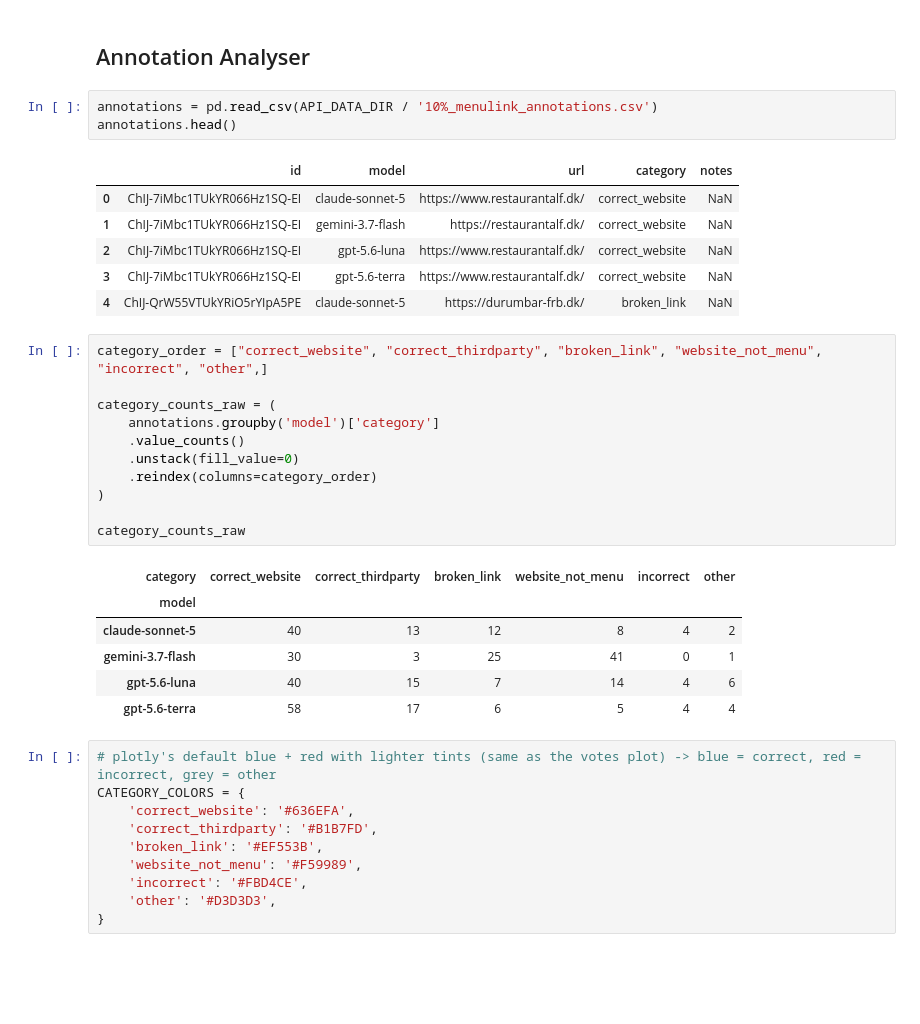
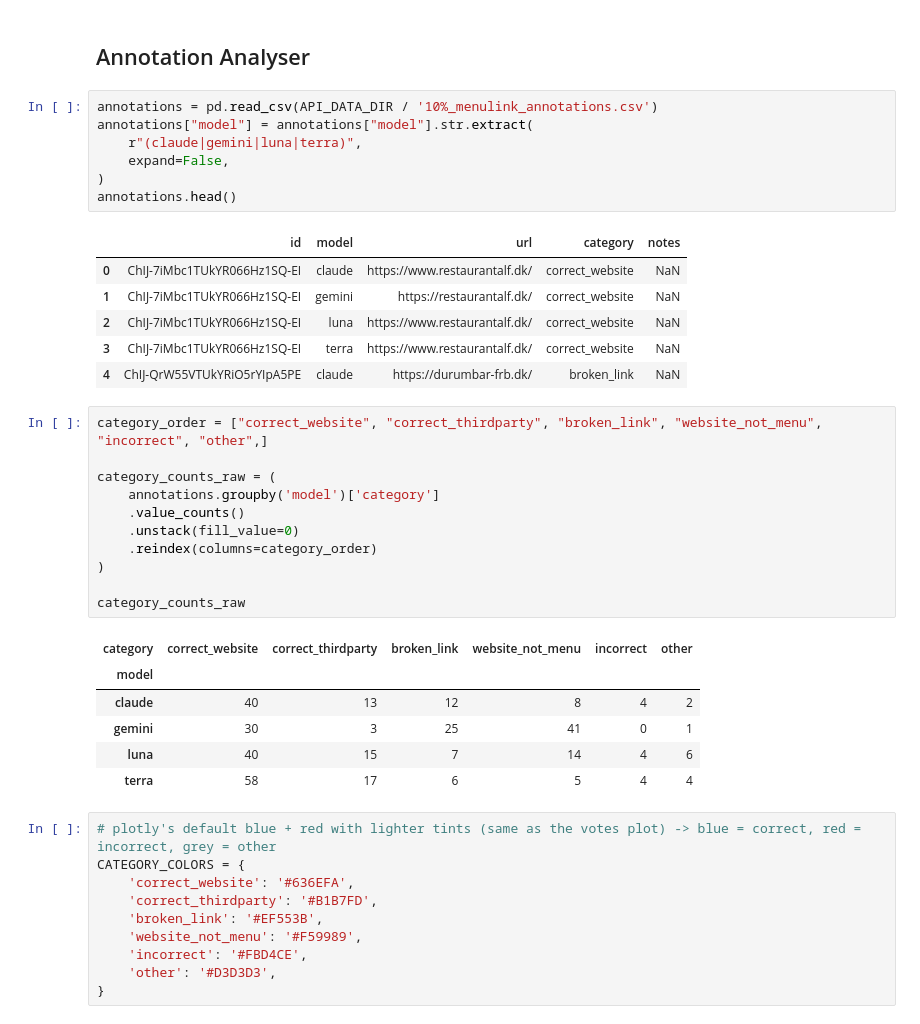
Before and after one commit to rakulmaria/cph-menu-finder, a Jupyter notebook: src/cph-menu-finder/analyser_10percent_sample_run.ipynb, the cells around one changed output. Cells and saved outputs as stored; diff of their text form; blank space fills up the shorter version.

```diff
--- a/src/cph-menu-finder/analyser_10percent_sample_run.ipynb
+++ b/src/cph-menu-finder/analyser_10percent_sample_run.ipynb
@@ -400,14 +403,18 @@ Fleiss' kappa (hasFoundMenu, 4 models, n=439): 0.538
 ## Annotation Analyser
 # %%
 annotations = pd.read_csv(API_DATA_DIR / '10%_menulink_annotations.csv')
+annotations["model"] = annotations["model"].str.extract(
+    r"(claude|gemini|luna|terra)",
+    expand=False,
+)
 annotations.head()
 # %% [output]
 |  | id | model | url | category | notes |
-| 0 | ChIJ-7iMbc1TUkYR066Hz1SQ-EI | claude-sonnet-5 | https://www.restaurantalf.dk/ | correct_website | NaN |
-| 1 | ChIJ-7iMbc1TUkYR066Hz1SQ-EI | gemini-3.7-flash | https://restaurantalf.dk/ | correct_website | NaN |
-| 2 | ChIJ-7iMbc1TUkYR066Hz1SQ-EI | gpt-5.6-luna | https://www.restaurantalf.dk/ | correct_website | NaN |
-| 3 | ChIJ-7iMbc1TUkYR066Hz1SQ-EI | gpt-5.6-terra | https://www.restaurantalf.dk/ | correct_website | NaN |
-| 4 | ChIJ-QrW55VTUkYRiO5rYIpA5PE | claude-sonnet-5 | https://durumbar-frb.dk/ | broken_link | NaN |
+| 0 | ChIJ-7iMbc1TUkYR066Hz1SQ-EI | claude | https://www.restaurantalf.dk/ | correct_website | NaN |
+| 1 | ChIJ-7iMbc1TUkYR066Hz1SQ-EI | gemini | https://restaurantalf.dk/ | correct_website | NaN |
+| 2 | ChIJ-7iMbc1TUkYR066Hz1SQ-EI | luna | https://www.restaurantalf.dk/ | correct_website | NaN |
+| 3 | ChIJ-7iMbc1TUkYR066Hz1SQ-EI | terra | https://www.restaurantalf.dk/ | correct_website | NaN |
+| 4 | ChIJ-QrW55VTUkYRiO5rYIpA5PE | claude | https://durumbar-frb.dk/ | broken_link | NaN |
 # %%
 category_order = ["correct_website", "correct_thirdparty", "broken_link", "website_not_menu", "incorrect", "other",]
 
@@ -422,10 +429,10 @@ category_counts_raw
 # %% [output]
 | category | correct_website | correct_thirdparty | broken_link | website_not_menu | incorrect | other |
 | model |  |  |  |  |  |  |
-| claude-sonnet-5 | 40 | 13 | 12 | 8 | 4 | 2 |
-| gemini-3.7-flash | 30 | 3 | 25 | 41 | 0 | 1 |
-| gpt-5.6-luna | 40 | 15 | 7 | 14 | 4 | 6 |
-| gpt-5.6-terra | 58 | 17 | 6 | 5 | 4 | 4 |
+| claude | 40 | 13 | 12 | 8 | 4 | 2 |
+| gemini | 30 | 3 | 25 | 41 | 0 | 1 |
+| luna | 40 | 15 | 7 | 14 | 4 | 6 |
+| terra | 58 | 17 | 6 | 5 | 4 | 4 |
 # %%
 # plotly's default blue + red with lighter tints (same as the votes plot) -> blue = correct, red = incorrect, grey = other
 CATEGORY_COLORS = {
```
Also changed, not shown: parts of 12 cells of this notebook, 2 other files.
